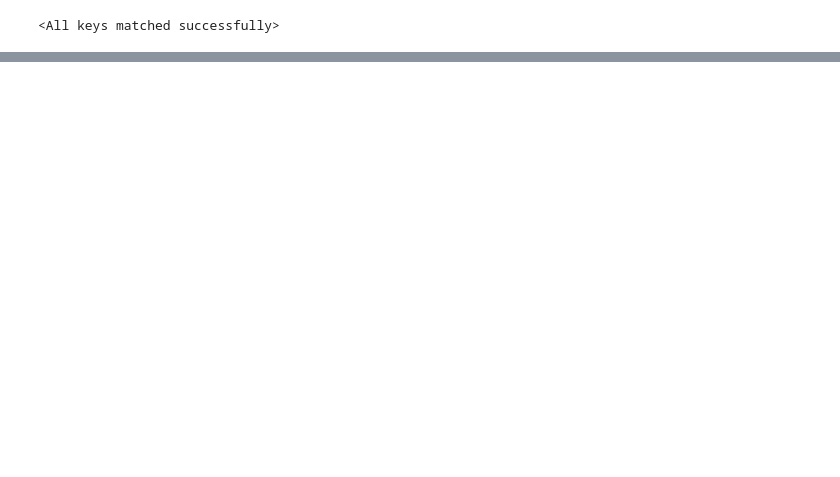
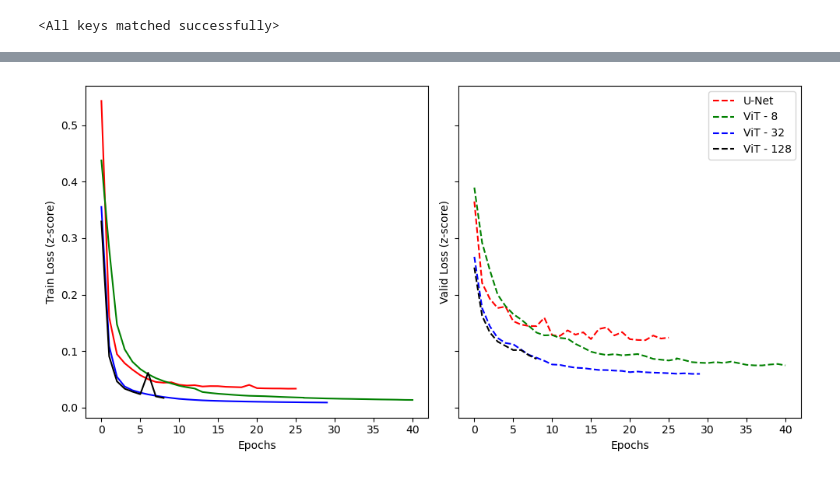
Before and after one commit to WillyChap/MLWPS, a Jupyter notebook: applications/rollout_vit2d.ipynb, the cells around one changed output, grey strips where cells are left out. Saved outputs shown, nothing was run; the diff lists cells and outputs as text; code cells hidden in the pictures; blank space fills up the shorter version.

```diff
--- a/applications/rollout_vit2d.ipynb
+++ b/applications/rollout_vit2d.ipynb
@@ -153,0 +163,27 @@ with torch.no_grad():
+# %%
+#save_loc = '../results/casper/1214/vit2d/' #conf['save_l
+
+b8 = pd.read_csv('../results/casper/1214/vit2d/training_log.csv')
+b32 = pd.read_csv('../results/derecho/1215/vit_ddp/training_log.csv')
+b128 = pd.read_csv('../results/vit_128/training_log.csv')
+unet = pd.read_csv('/glade/work/schreck/repos/MLWPS/results/casper/1209/unet/training_log.csv')
+# %%
+colors = ["r", "g", "b", 'k']
+fig, axs = plt.subplots(1, 2, figsize=(10, 5), sharey="row")  # 1 row, 2 columns
+
+for k, df in enumerate([unet, b8, b32, b128]):
+    axs[0].plot(df["epoch"], df["train_loss"], ls = '-', c = colors[k])  # Plot on first column
+    axs[1].plot(df["epoch"], df["valid_loss"], ls = '--', c = colors[k])  # Plot on second column
+
+axs[0].set_xlabel("Epochs")
+axs[0].set_ylabel("Train Loss (z-score)")
+axs[1].legend(["U-Net", "ViT - 8", "ViT - 32", "ViT - 128"])
+
+axs[1].set_xlabel("Epochs")
+axs[1].set_ylabel("Valid Loss (z-score)")
+axs[1].legend(["U-Net", "ViT - 8", "ViT - 32", "ViT - 128"])
+
+plt.tight_layout()
+plt.show()
+# %% [output]
+[figure, added]
```
Also changed, not shown: parts of 5 cells of this notebook, 5 other files.
